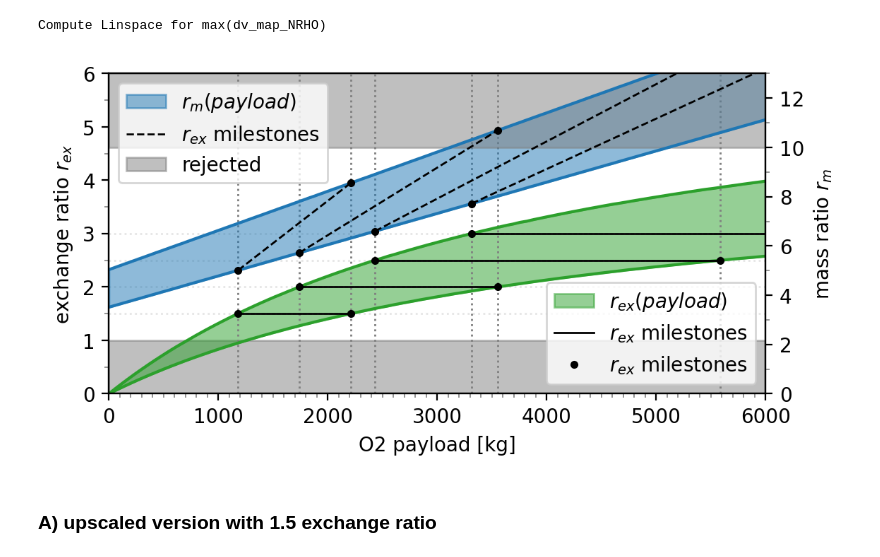
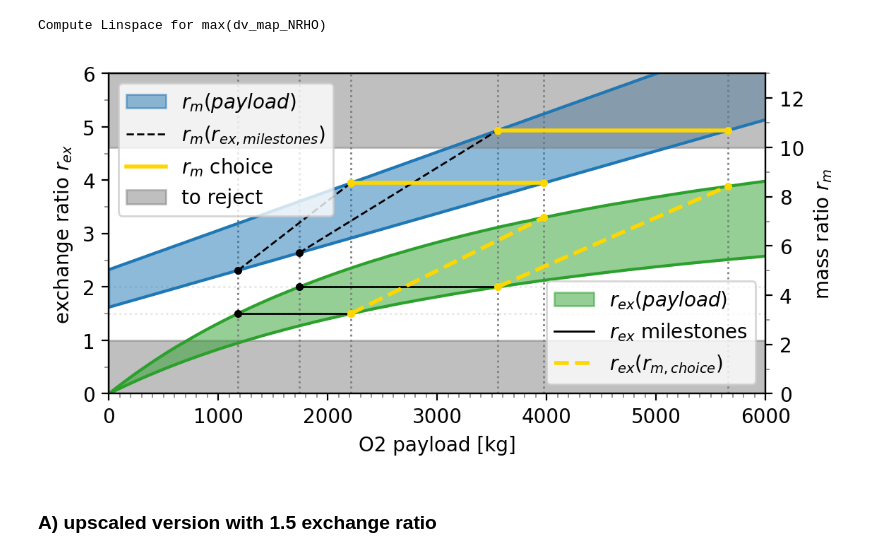
Before and after one commit to Sven-J-Steinert/10.3389-frspt.2024.1352213, a Jupyter notebook: B_Transport_efficiency_old.ipynb, the cells around one changed output. Saved outputs shown, nothing was run; the diff lists cells and outputs as text; code cells hidden in the pictures.

```diff
--- a/B_Transport_efficiency_old.ipynb
+++ b/B_Transport_efficiency_old.ipynb
@@ -591,6 +591,17 @@ Compute Linspace for max(dv_map_NRHO)
 # plot Mass Ratio of Launcher
 
 ratio_milestone_color = 'black'
+dot_color = 'black'
+m_ratio_milestone_color = 'gold'
+m_dot_color = 'gold'
+
+# mass ratio choice data from next cells
+x_r_m_1 = [x_max_points[2],3974]
+x_r_m_2 = [x_max_points[3],5655]
+y_r_m_1 = [[1.5],[3.303]]
+y_r_m_2 = [[2.0],[3.889]]
+y2_r_m_1 = [8.555]*2
+y2_r_m_2 = [10.688]*2
 
 #plt.figure(figsize=(6,3), dpi=200)
 fig, ax1 = plt.subplots(figsize=(6,3),dpi=200)
@@ -605,20 +616,23 @@ ax1.axhspan(0, 1, color='0.5', alpha=0.5)
 #ax1.axhline(y=1.0,linewidth=1, color='0.9',linestyle="--")
 ax1.axhline(y=1.5,linewidth=1, color='0.9',linestyle=":")
 ax1.axhline(y=2.0,linewidth=1, color='0.9',linestyle=":")
-ax1.axhline(y=2.5,linewidth=1, color='0.9',linestyle=":")
-ax1.axhline(y=3.0,linewidth=1, color='0.9',linestyle=":")
+#ax1.axhline(y=2.5,linewidth=1, color='0.9',linestyle=":")
+#ax1.axhline(y=3.0,linewidth=1, color='0.9',linestyle=":")
 
 v_width = 1
 
 ax1.axvline(x=x_min_points[1],linewidth=v_width, color='0.5',linestyle=":")
 ax1.axvline(x=x_min_points[2],linewidth=v_width, color='0.5',linestyle=":")
-ax1.axvline(x=x_min_points[3],linewidth=v_width, color='0.5',linestyle=":")
-ax1.axvline(x=x_min_points[4],linewidth=v_width, color='0.5',linestyle=":")
+#ax1.axvline(x=x_min_points[3],linewidth=v_width, color='0.5',linestyle=":")
+#ax1.axvline(x=x_min_points[4],linewidth=v_width, color='0.5',linestyle=":")
 
 ax1.axvline(x=x_max_points[2],linewidth=v_width, color='0.5',linestyle=":")
 ax1.axvline(x=x_max_points[3],linewidth=v_width, color='0.5',linestyle=":")
-ax1.axvline(x=x_max_points[4],linewidth=v_width, color='0.5',linestyle=":")
-ax1.axvline(x=x_max_points[5],linewidth=v_width, color='0.5',linestyle=":")
+#ax1.axvline(x=x_max_points[4],linewidth=v_width, color='0.5',linestyle=":")
+#ax1.axvline(x=x_max_points[5],linewidth=v_width, color='0.5',linestyle=":")
+
+ax1.axvline(x=x_r_m_1[1],linewidth=v_width, color='0.5',linestyle=":")
+ax1.axvline(x=x_r_m_2[1],linewidth=v_width, color='0.5',linestyle=":")
 
 ax1.plot(x,ex_ratio_min,c='tab:green') #label='ratio as f(payload)'
 ax1.plot(x,ex_ratio_max,c='tab:green') #label='ratio as f(payload)'
@@ -629,15 +643,23 @@ ax1.fill_between(x, ex_ratio_min, ex_ratio_max, where=(ex_ratio_min > ex_ratio_m
 # horizontal lines for exchange ratio milestones
 ax1.plot([x_min_points[1],x_max_points[2]],[1.5]*2,color=ratio_milestone_color,linewidth=1,label='$r_{ex}$ milestones')
 ax1.plot([x_min_points[2],x_max_points[3]],[2.0]*2,color=ratio_milestone_color,linewidth=1)
-ax1.plot([x_min_points[3],x_max_points[4]],[2.5]*2,color=ratio_milestone_color,linewidth=1)
-ax1.plot([x_min_points[4],x_max_points[5]],[3.0]*2,color=ratio_milestone_color,linewidth=1)
+#ax1.plot([x_min_points[3],x_max_points[4]],[2.5]*2,color=ratio_milestone_color,linewidth=1)
+#ax1.plot([x_min_points[4],x_max_points[5]],[3.0]*2,color=ratio_milestone_color,linewidth=1)
+
+# constant mass ratio
+ax1.plot(x_r_m_1,y_r_m_1,color=m_ratio_milestone_color,linewidth=2,linestyle="--",label='$r_{ex}(r_{m,choice})$')
+ax1.plot(x_r_m_2,y_r_m_2,color=m_ratio_milestone_color,linewidth=2,linestyle="--")
+
+# mass ratio points
+ax1.plot(x_r_m_1,y_r_m_1,'.',color=m_dot_color)
+ax1.plot(x_r_m_2,y_r_m_2,'.',color=m_dot_color)
 
 #ax1.plot(x_min_points[0],y2_min_points_ratio[0],'.',color='0.3',label='standard EL3 mass ratio and payload')
-ax1.plot(x_min_points[1:],y2_min_points_ratio[1:],'.',color=ratio_milestone_color,label='$r_{ex}$ milestones')
+ax1.plot(x_min_points[1:-2],y2_min_points_ratio[1:-2],'.',color=dot_color)
 
 #ax1.plot(x_max_points[0],y2_max_points_ratio[0],'.',color='0.3')
 #ax1.plot(x_max_points[1],y2_max_points_ratio[1],'.',color='tab:grey')
-ax1.plot(x_max_points[2:],y2_max_points_ratio[2:],'.',color=ratio_milestone_color)
+ax1.plot(x_max_points[2:-2],y2_max_points_ratio[2:-2],'.',color=m_dot_color)
 
 
 ax1.set_ylabel("exchange ratio $r_{ex}$")
@@ -659,42 +681,50 @@ ax2.plot(x,m_ratio_max,color='tab:blue')
 ax2.fill_between(x, m_ratio_min, m_ratio_max, where=(m_ratio_max > m_ratio_min), color='tab:blue', alpha=0.5, label='$r_m (payload)$')
 
 # equal lines for exchange ratio milestones
-ax2.plot([x_min_points[1],x_max_points[2]],[y1_min_points_ratio[1],y1_max_points_ratio[2]],color=ratio_milestone_color,linewidth=1,linestyle="--",label='$r_{ex}$ milestones')
+ax2.plot([x_min_points[1],x_max_points[2]],[y1_min_points_ratio[1],y1_max_points_ratio[2]],color=ratio_milestone_color,linewidth=1,linestyle="--",label='$r_{m}(r_{ex,milestones})$')
 ax2.plot([x_min_points[2],x_max_points[3]],[y1_min_points_ratio[2],y1_max_points_ratio[3]],color=ratio_milestone_color,linewidth=1,linestyle="--")
-ax2.plot([x_min_points[3],x_max_points[4]],[y1_min_points_ratio[3],y1_max_points_ratio[4]],color=ratio_milestone_color,linewidth=1,linestyle="--")
-ax2.plot([x_min_points[4],x_max_points[5]],[y1_min_points_ratio[4],y1_max_points_ratio[5]],color=ratio_milestone_color,linewidth=1,linestyle="--")
+#ax2.plot([x_min_points[3],x_max_points[4]],[y1_min_points_ratio[3],y1_max_points_ratio[4]],color=ratio_milestone_color,linewidth=1,linestyle="--")
+#ax2.plot([x_min_points[4],x_max_points[5]],[y1_min_points_ratio[4],y1_max_points_ratio[5]],color=ratio_milestone_color,linewidth=1,linestyle="--")
+
+# plot constant mass ratio
+ax2.plot(x_r_m_1,[y1_max_points_ratio[2]]*2,color=m_ratio_milestone_color,linewidth=2,label='$r_{m}$ choice')
+ax2.plot(x_r_m_2,[y1_max_points_ratio[3]]*2,color=m_ratio_milestone_color,linewidth=2)
+
+# mass ratio point
+ax2.plot(x_r_m_1,y2_r_m_1,'.',color=m_dot_color)
+ax2.plot(x_r_m_2,y2_r_m_2,'.',color=m_dot_color)
 
 #ax2.plot(x_min_points[0],y1_min_points_ratio[0],'.',color='0.3')
 #ax2.plot(x_min_points[1],y1_min_points_ratio[1],'.',color='tab:grey')
-ax2.plot(x_min_points[1:],y1_min_points_ratio[1:],'.',color=ratio_milestone_color)
+ax2.plot(x_min_points[1:-2],y1_min_points_ratio[1:-2],'.',color=dot_color)
 
 #ax2.plot(x_max_points[0],y1_max_points_ratio[0],'.',color='0.3')
 #ax2.plot(x_max_points[1],y1_max_points_ratio[1],'.',color='tab:grey')
-ax2.plot(x_max_points[2:],y1_max_points_ratio[2:],'.',color=ratio_milestone_color)
+ax2.plot(x_max_points[2:-2],y1_max_points_ratio[2:-2],'.',color=m_dot_color)
 
 ax2.axhspan(10, 13, color='0.5', alpha=0.5,label='to reject')
 
 ax2.set_ylabel("mass ratio $r_{m}$")
 ax2.set_xlabel("O2 payload [kg]")
 
 ax2.legend(loc='upper left')
 ax1.legend(loc='lower right')
 
 ax2.set_axisbelow(True)
 ax2.xaxis.set_major_locator(MultipleLocator(1000))
 ax2.xaxis.set_minor_locator(MultipleLocator(100))
 ax2.tick_params(axis='x', which='minor', colors='0.5')
 
 ax1.yaxis.set_minor_locator(MultipleLocator(0.5))
 ax1.tick_params(axis='y', which='minor', colors='0.5')
 
 ax2.yaxis.set_minor_locator(MultipleLocator(1))
 ax2.tick_params(axis='y', which='minor', colors='0.5')
 
 plt.savefig('doc\\img\\upscale_ratios_raw.pdf', dpi=300,facecolor ='white', bbox_inches='tight',pad_inches = 0)
 plt.show()
 # %% [output]
-[figure, old version]
+[figure, new version]
 # %% [markdown]
 ### A) upscaled version with **1.5** exchange ratio
 # %% [markdown]
```
Also changed, not shown: 4 other files.
